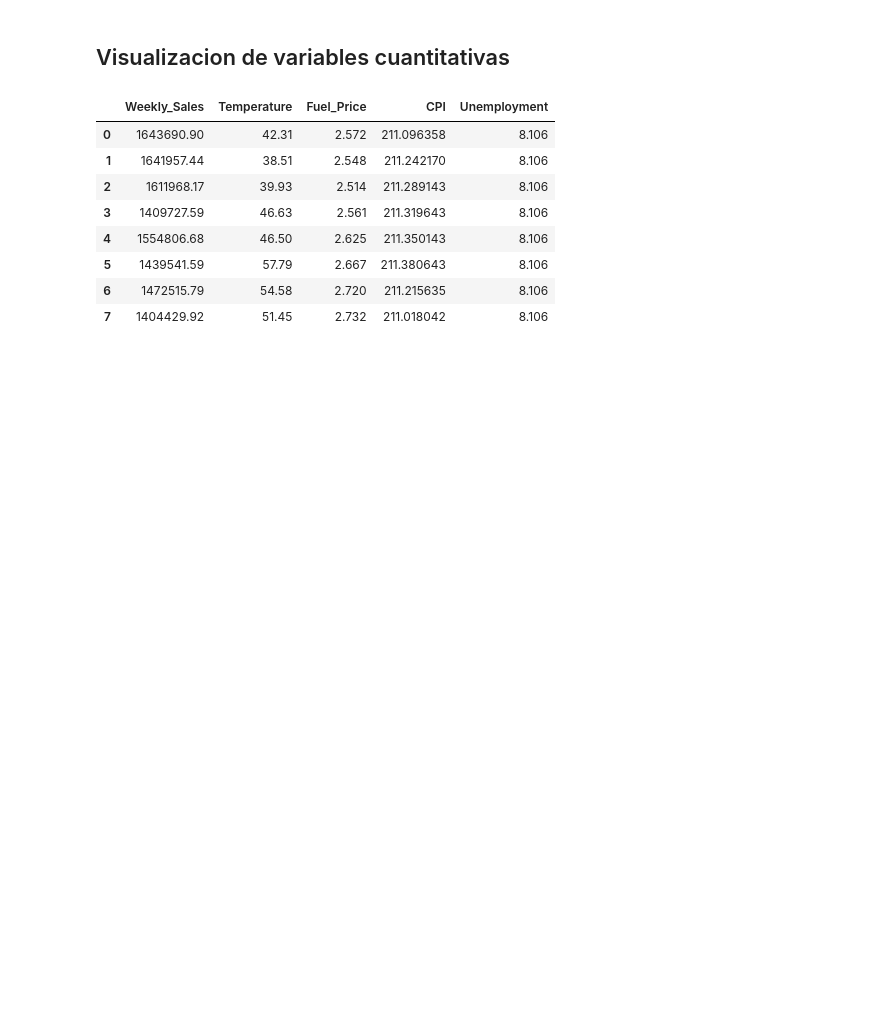
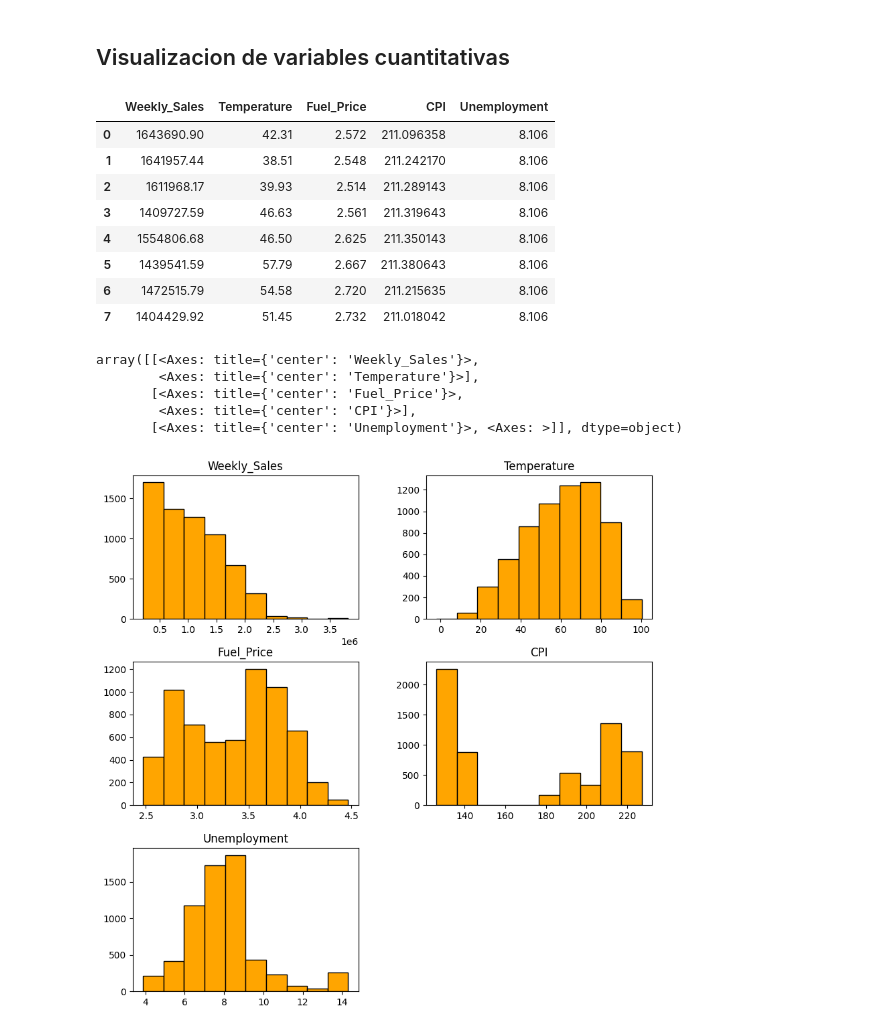
Before and after one commit to Jhampyer/Proyectos-personales, a Jupyter notebook: Analisis de Walmart_store_sales.ipynb, the cells around one changed output. Cells and saved outputs as stored; diff of their text form; code cells hidden in the pictures; blank space fills up the shorter version.

```diff
--- a/Analisis de Walmart_store_sales.ipynb
+++ b/Analisis de Walmart_store_sales.ipynb
@@ -119,3 +119,12 @@ walmart_data.head(8)
 | 5 | 1439541.59 | 57.79 | 2.667 | 211.380643 | 8.106 |
 | 6 | 1472515.79 | 54.58 | 2.720 | 211.215635 | 8.106 |
 | 7 | 1404429.92 | 51.45 | 2.732 | 211.018042 | 8.106 |
+# %%
+walmart_data.hist(bins=10, grid= False, figsize=(10,10), color='orange', edgecolor='black')
+# %% [output]
+array([[<Axes: title={'center': 'Weekly_Sales'}>,
+        <Axes: title={'center': 'Temperature'}>],
+       [<Axes: title={'center': 'Fuel_Price'}>,
+        <Axes: title={'center': 'CPI'}>],
+       [<Axes: title={'center': 'Unemployment'}>, <Axes: >]], dtype=object)
+[figure, added]
```
